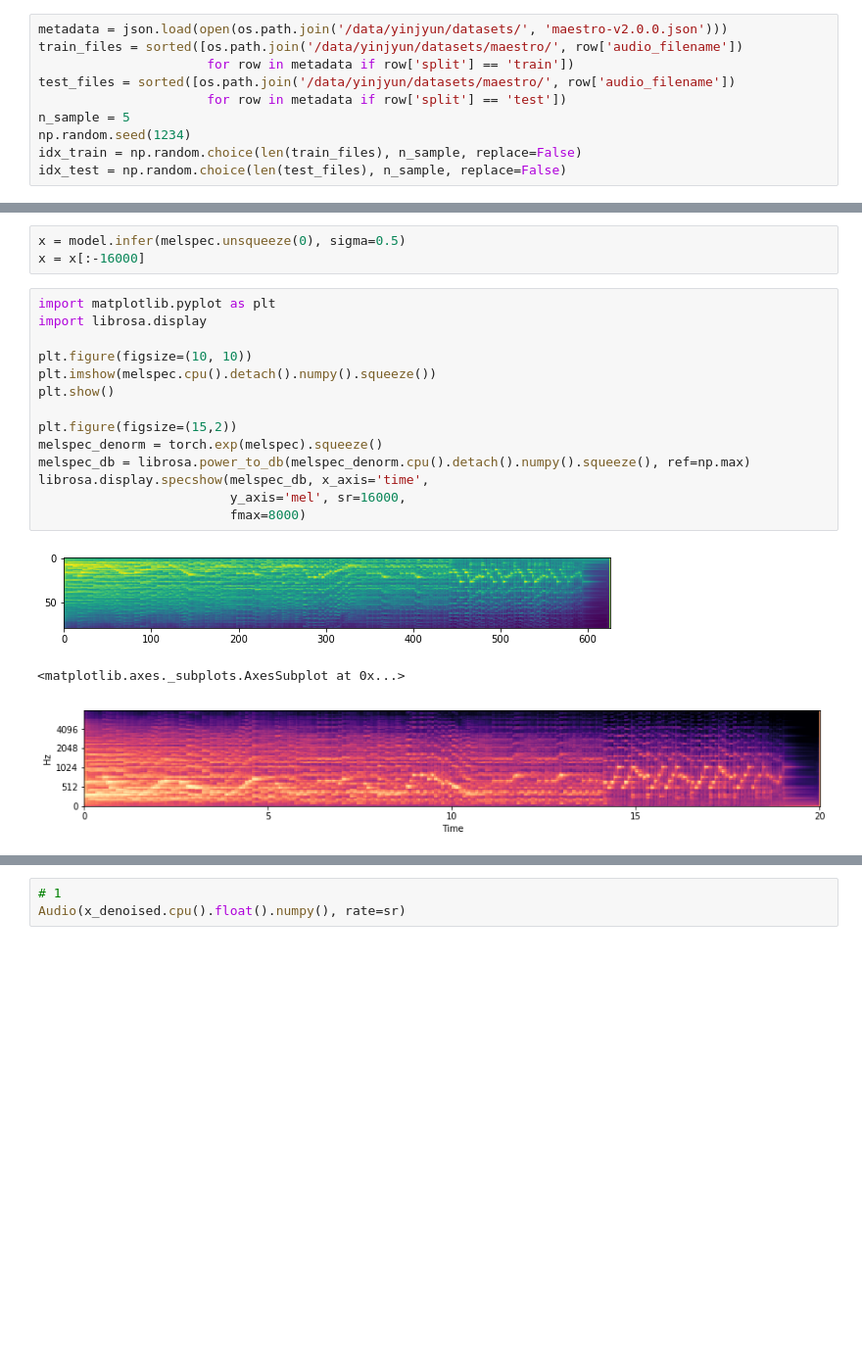
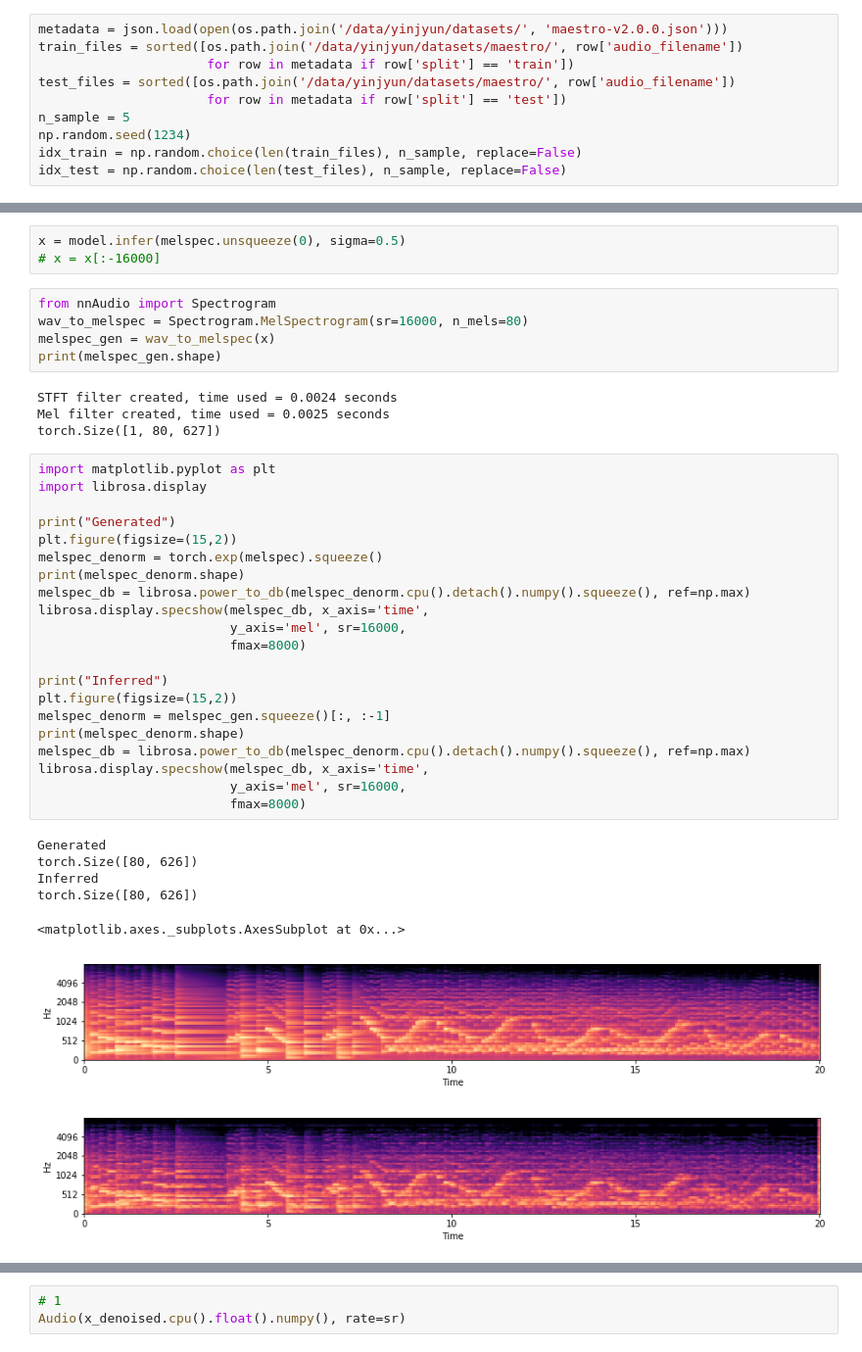
Before and after one commit to gudgud96/piano-synthesis, a Jupyter notebook: audio_synthesis/waveglow_demo.ipynb, the cells around one changed output, grey strips where cells are left out. Shown at 98% size. Cells and saved outputs as stored; diff of their text form; blank space fills up the shorter version.

```diff
--- a/audio_synthesis/waveglow_demo.ipynb
+++ b/audio_synthesis/waveglow_demo.ipynb
@@ -133,22 +133,42 @@ tensor(3.7072, device='cuda:0') tensor(-15.7189, device='cuda:0')
 # %%
 x = model.infer(melspec.unsqueeze(0), sigma=0.5)
-x = x[:-16000]
+# x = x[:-16000]
+# %%
+from nnAudio import Spectrogram
+wav_to_melspec = Spectrogram.MelSpectrogram(sr=16000, n_mels=80)
+melspec_gen = wav_to_melspec(x)
+print(melspec_gen.shape)
+# %% [output]
+STFT filter created, time used = 0.0024 seconds
+Mel filter created, time used = 0.0025 seconds
+torch.Size([1, 80, 627])
 # %%
 import matplotlib.pyplot as plt
 import librosa.display
 
-plt.figure(figsize=(10, 10))
-plt.imshow(melspec.cpu().detach().numpy().squeeze())
-plt.show()
-
+print("Generated")
 plt.figure(figsize=(15,2))
 melspec_denorm = torch.exp(melspec).squeeze()
+print(melspec_denorm.shape)
 melspec_db = librosa.power_to_db(melspec_denorm.cpu().detach().numpy().squeeze(), ref=np.max)
 librosa.display.specshow(melspec_db, x_axis='time',
                          y_axis='mel', sr=16000,
                          fmax=8000)
+
+print("Inferred")
+plt.figure(figsize=(15,2))
+melspec_denorm = melspec_gen.squeeze()[:, :-1]
+print(melspec_denorm.shape)
+melspec_db = librosa.power_to_db(melspec_denorm.cpu().detach().numpy().squeeze(), ref=np.max)
+librosa.display.specshow(melspec_db, x_axis='time',
+                         y_axis='mel', sr=16000,
+                         fmax=8000)
 # %% [output]
+Generated
+torch.Size([80, 626])
+Inferred
+torch.Size([80, 626])
+<matplotlib.axes._subplots.AxesSubplot at 0x...>
-[figure, old version]
+[figure, new version]
-<matplotlib.axes._subplots.AxesSubplot at 0x...>
-[figure, old version]
+[figure, new version]
 # %%
```
Also changed, not shown: parts of 5 cells of this notebook, 18 other files.
